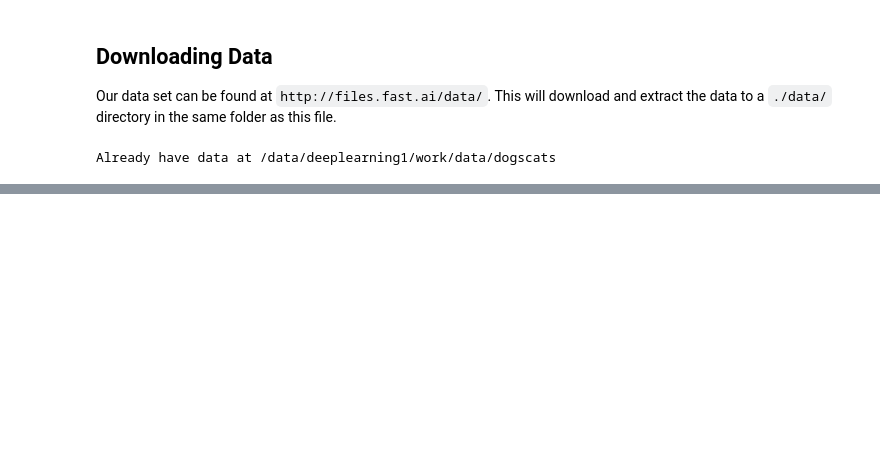
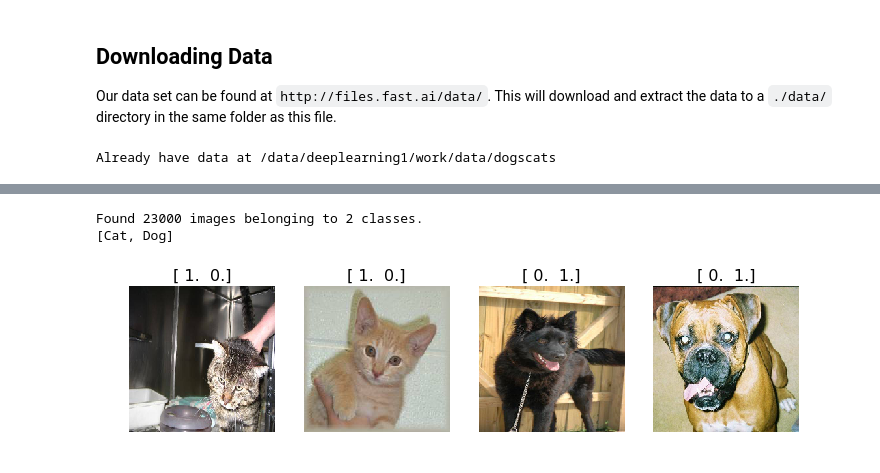
Before and after one commit to four43/ml-fast-ai, a Jupyter notebook: course-content/deeplearning1/work/lesson_1.ipynb, the cells around one changed output, grey strips where cells are left out. Saved outputs shown, nothing was run; the diff lists cells and outputs as text; code cells hidden in the pictures; blank space fills up the shorter version.

```diff
--- a/course-content/deeplearning1/work/lesson_1.ipynb
+++ b/course-content/deeplearning1/work/lesson_1.ipynb
@@ -44,0 +57,4 @@ Already have data at /data/deeplearning1/work/data/dogscats
+# %%
+PATH = join(OUTPUT_FOLDER)
+#PATH = join(OUTPUT_FOLDER, "sample")
+print("Using data path: " + PATH)
@@ -44,0 +79,9 @@ Already have data at /data/deeplearning1/work/data/dogscats
+# %%
+BATCH_SIZE=64
+from vgg16 import Vgg16
+
+vgg = Vgg16()
+batches = vgg.get_batches(join(PATH, 'train'), batch_size=BATCH_SIZE)
+val_batches = vgg.get_batches(join(PATH, 'valid'), batch_size=BATCH_SIZE*2)
+vgg.finetune(batches)
+vgg.fit(batches, val_batches, nb_epoch=1)
@@ -44,0 +95,10 @@ Already have data at /data/deeplearning1/work/data/dogscats
+# %%
+
+batches = vgg.get_batches(join(PATH, 'train'), batch_size=4)
+imgs,labels = next(batches)
+plots(imgs, titles=labels)
+print("[Cat, Dog]")
+# %% [output]
+Found 23000 images belonging to 2 classes.
+[Cat, Dog]
+[figure, added]
```
Also changed, not shown: parts of 10 cells of this notebook, 7 other files.
